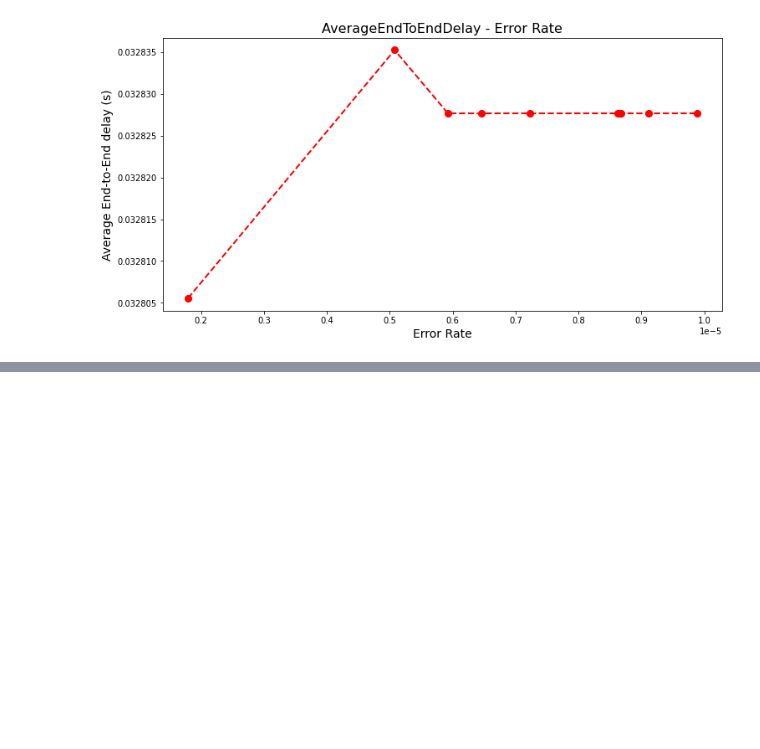
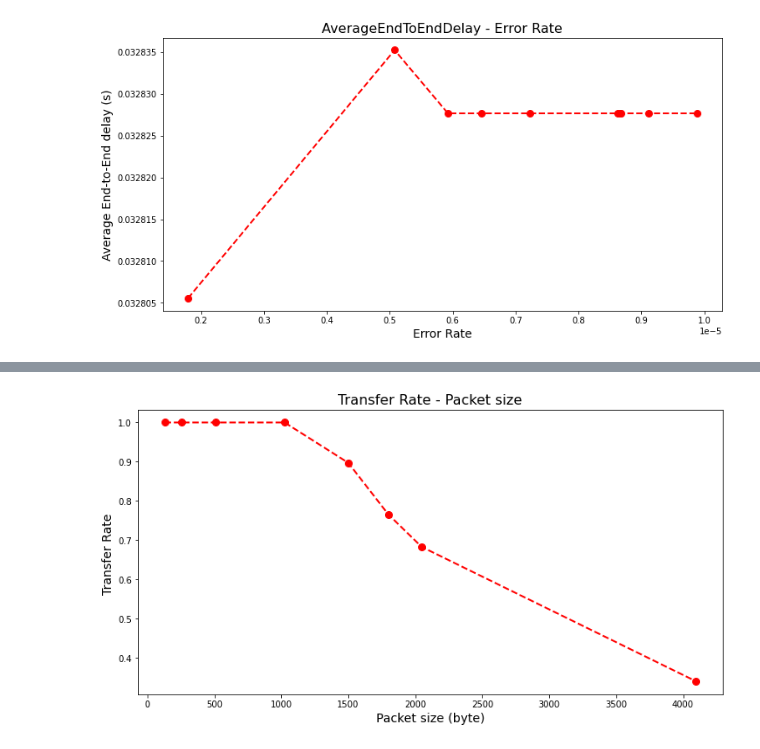
Before and after one commit to SM2A/Network_Simulation, a Jupyter notebook: Simulation-Report.ipynb, the cells around one changed output, grey strips where cells are left out. Saved outputs shown, nothing was run; the diff lists cells and outputs as text; code cells hidden in the pictures; blank space fills up the shorter version.

```diff
--- a/Simulation-Report.ipynb
+++ b/Simulation-Report.ipynb
@@ -78,0 +110,8 @@ plt.savefig("AverageEndToEndDelay-ErrorRate")
+# %%
+plt.plot(packet_sizes, transfer_ratio, color='red', linestyle='dashed', linewidth=2, marker='o', markerfacecolor='red', markersize=8)
+plt.xlabel('Packet size (byte)', fontsize=14)
+plt.ylabel('Transfer Rate ', fontsize=14)
+plt.title('Transfer Rate - Packet size', fontsize=16)
+plt.savefig("Transfer Rate-Packet size")
+# %% [output]
+[figure, added]
```
Also changed, not shown: parts of 6 cells of this notebook, 1 other file.
